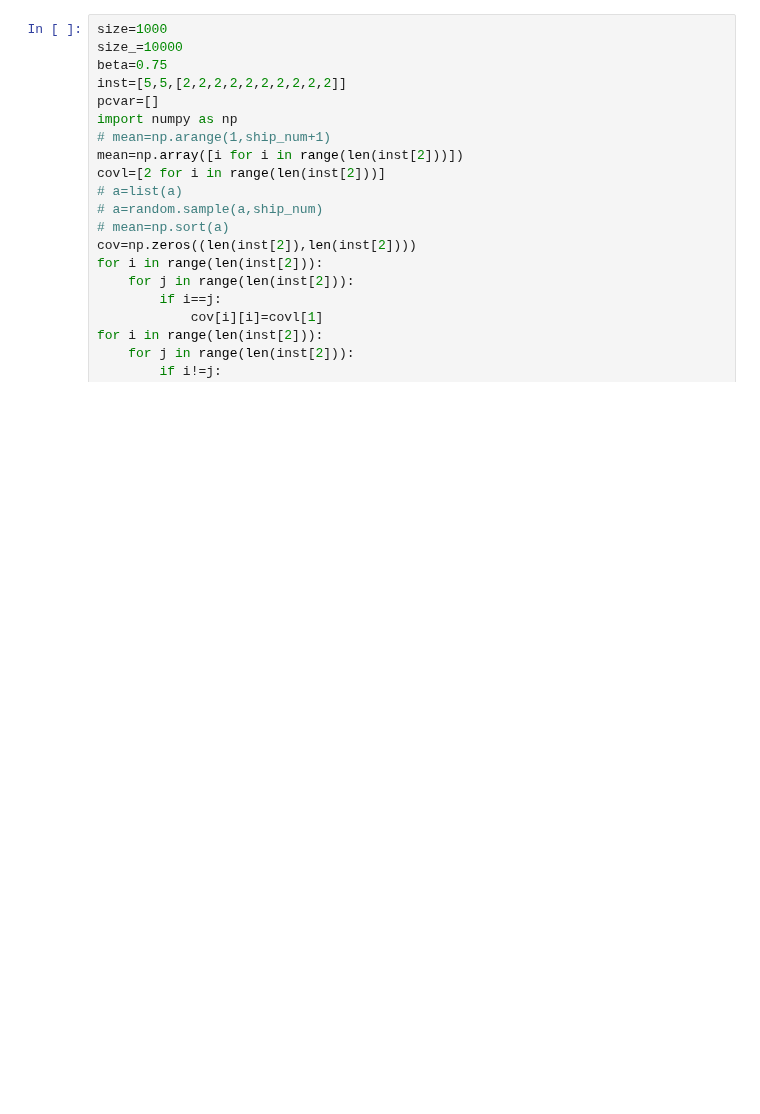
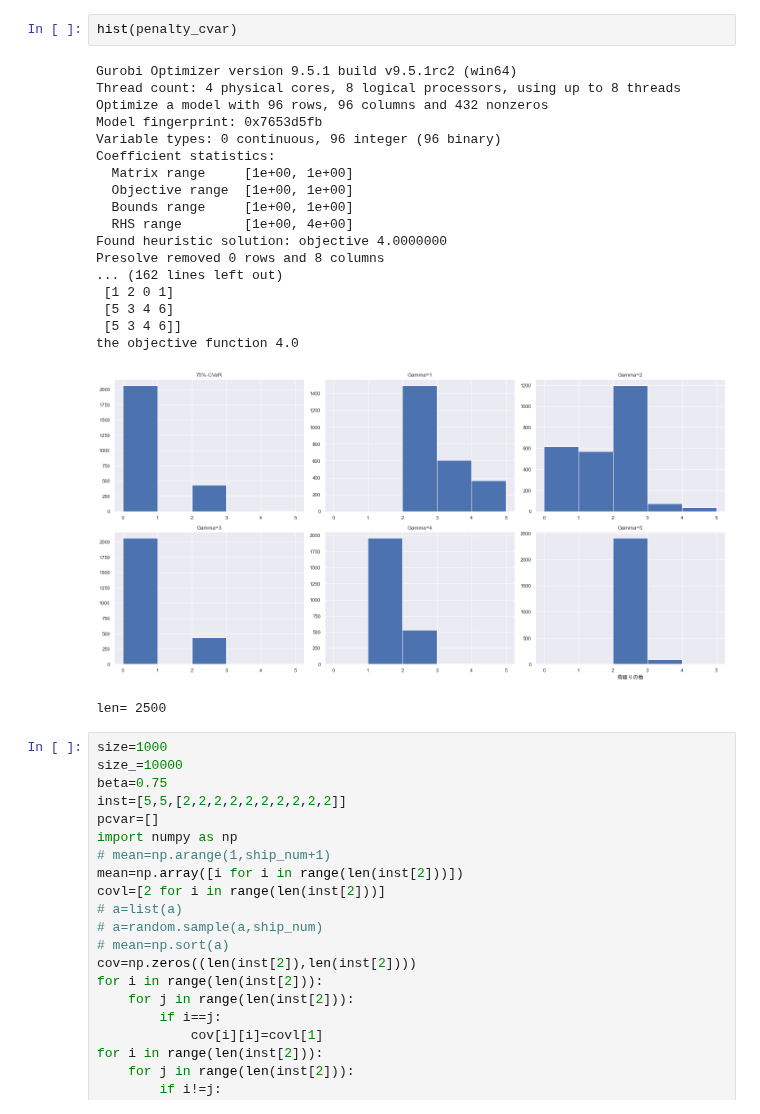
Before and after one commit to ikumadaiki/CPMP, a Jupyter notebook: report.ipynb, the cells around one changed output. Saved outputs shown, nothing was run; the diff lists cells and outputs as text; blank space fills up the shorter version.

```diff
--- a/report.ipynb
+++ b/report.ipynb
@@ -543,3 +649,25 @@ len= 2500
+# %%
+hist(penalty_cvar)
+# %% [output]
+Gurobi Optimizer version 9.5.1 build v9.5.1rc2 (win64)
+Thread count: 4 physical cores, 8 logical processors, using up to 8 threads
+Optimize a model with 96 rows, 96 columns and 432 nonzeros
+Model fingerprint: 0x7653d5fb
+Variable types: 0 continuous, 96 integer (96 binary)
+Coefficient statistics:
+  Matrix range     [1e+00, 1e+00]
+  Objective range  [1e+00, 1e+00]
+  Bounds range     [1e+00, 1e+00]
+  RHS range        [1e+00, 4e+00]
+Found heuristic solution: objective 4.0000000
+Presolve removed 0 rows and 8 columns
+... (162 lines left out)
+ [1 2 0 1]
+ [5 3 4 6]
+ [5 3 4 6]]
+the objective function 4.0
+[figure, added]
+len= 2500
 # %%
 size=1000
 size_=10000
```
Also changed, not shown: parts of 15 cells of this notebook, 1 other file.
